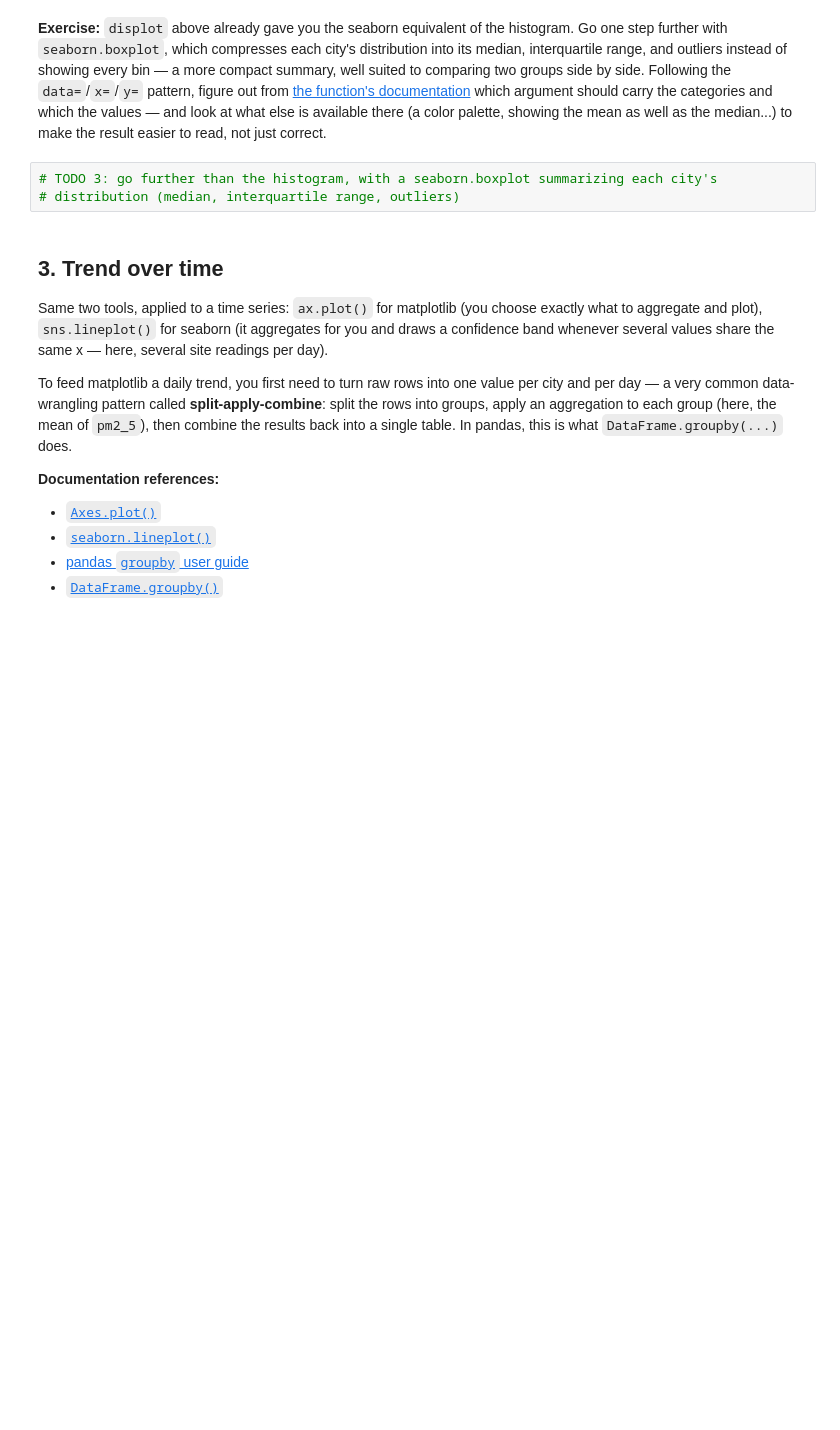
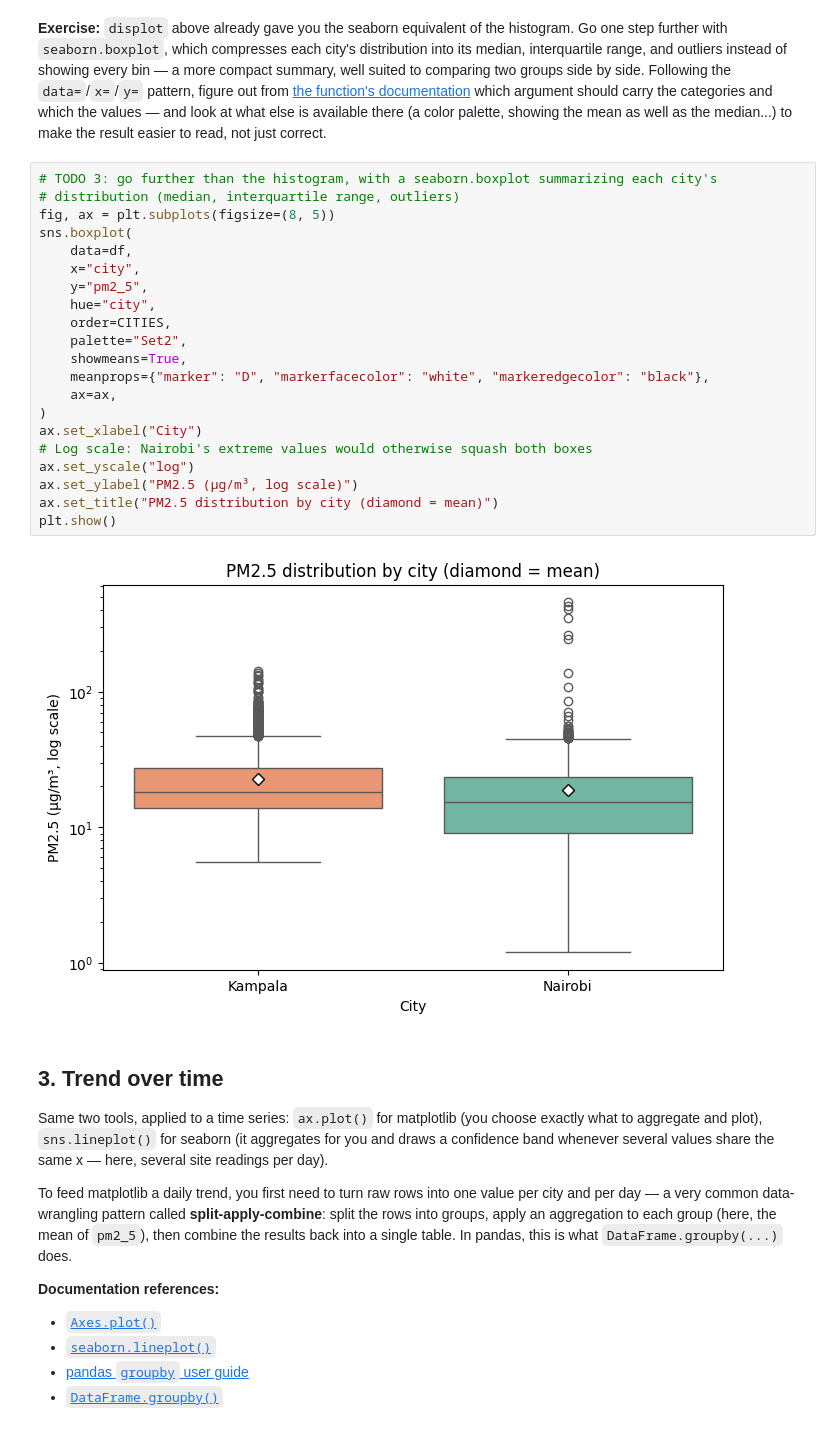
Before and after one commit to maxencecollin/air-quality, a Jupyter notebook: notebooks/session2/01_discovery.ipynb, the cells around one changed output. Saved outputs shown, nothing was run; the diff lists cells and outputs as text; blank space fills up the shorter version.

Commit message:
feat: add per-city PM2.5 boxplot in discovery notebook

```diff
--- a/notebooks/session2/01_discovery.ipynb
+++ b/notebooks/session2/01_discovery.ipynb
@@ -112,6 +112,26 @@ plt.show()
 # %%
 # TODO 3: go further than the histogram, with a seaborn.boxplot summarizing each city's
 # distribution (median, interquartile range, outliers)
+fig, ax = plt.subplots(figsize=(8, 5))
+sns.boxplot(
+    data=df,
+    x="city",
+    y="pm2_5",
+    hue="city",
+    order=CITIES,
+    palette="Set2",
+    showmeans=True,
+    meanprops={"marker": "D", "markerfacecolor": "white", "markeredgecolor": "black"},
+    ax=ax,
+)
+ax.set_xlabel("City")
+# Log scale: Nairobi's extreme values would otherwise squash both boxes
+ax.set_yscale("log")
+ax.set_ylabel("PM2.5 (µg/m³, log scale)")
+ax.set_title("PM2.5 distribution by city (diamond = mean)")
+plt.show()
+# %% [output]
+[figure, added]
 # %% [markdown]
 ## 3. Trend over time
 
```
